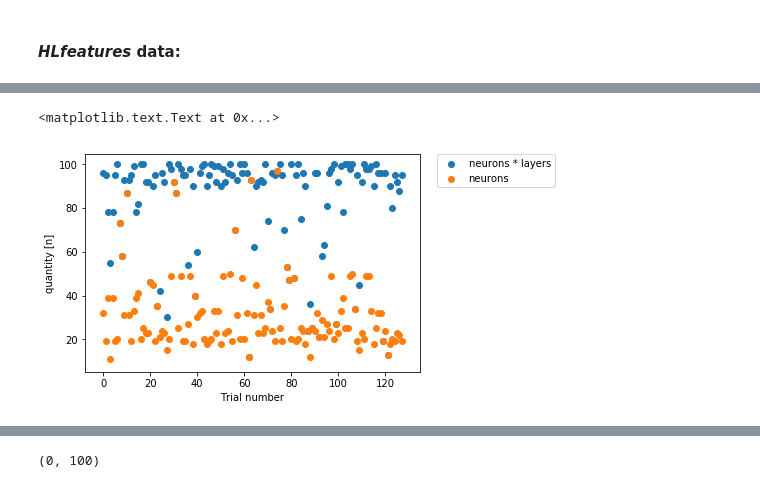
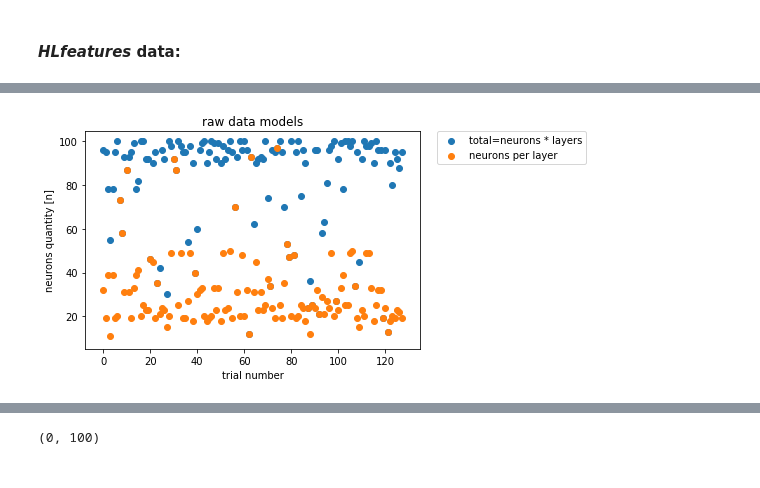
Before and after one commit to ChrisQlasty/RNNforGestures, a Jupyter notebook: RNN_analyzer.ipynb, the cells around one changed output, grey strips where cells are left out. Cells and saved outputs as stored; diff of their text form; code cells hidden in the pictures.

```diff
--- a/RNN_analyzer.ipynb
+++ b/RNN_analyzer.ipynb
@@ -6,9 +6,11 @@ import matplotlib
 import matplotlib.pyplot as plt
 %matplotlib inline
 # %%
-path = 'C:/Users/QlastyHS/Documents/Z dgxa/Resgc/'
+path='OutputFiles/'
 
+# list of parameters saved during the training of RNNs
 par2save = ['layers', 'neurons', 'LR', 'dropout', 'act_fcn', 'epoch', 'kernel', 'stdDiagV', 'stdDiagT', \
             'fin_val_acc', 'best_val_acc', 'bestEpo', 'best_tst_acc']
+
 os.chdir(path)
 # %%
@@ -64,11 +67,11 @@ dataHLfeat.loc[dataHLfeat['best_val_acc'] > 0.936]
 | 10 | 1 | 60 | 0.010896 | 1.0 | <function softsign at 0x...> | 265 | None | 4.026130 | 4.382003 | 0.000000 | ... |
 # %%
 xr = range(0,dataRaw.shape[0])
-plt.scatter(xr, dataRaw['neurons']*dataRaw['layers'], label='neurons * layers')
-plt.scatter(xr, dataRaw['neurons'], label='neurons')
-plt.legend(bbox_to_anchor=(1.05, 1), loc=2, borderaxespad=0.)
-plt.xlabel('Trial number')
-plt.ylabel('quantity [n]')
+plot1=plt.scatter(xr, dataRaw['neurons']*dataRaw['layers'], label='total=neurons * layers')
+plot1=plt.scatter(xr, dataRaw['neurons'], label='neurons per layer')
+plot1=plt.legend(bbox_to_anchor=(1.05, 1), loc=2, borderaxespad=0.)
+plot1=plt.xlabel('trial number')
+plot1=plt.ylabel('neurons quantity [n]')
+plot1=plt.title('raw data models')
 # %% [output]
-<matplotlib.text.Text at 0x...>
-[figure, old version]
+[figure, new version]
```
Also changed, not shown: parts of 25 cells of this notebook.
